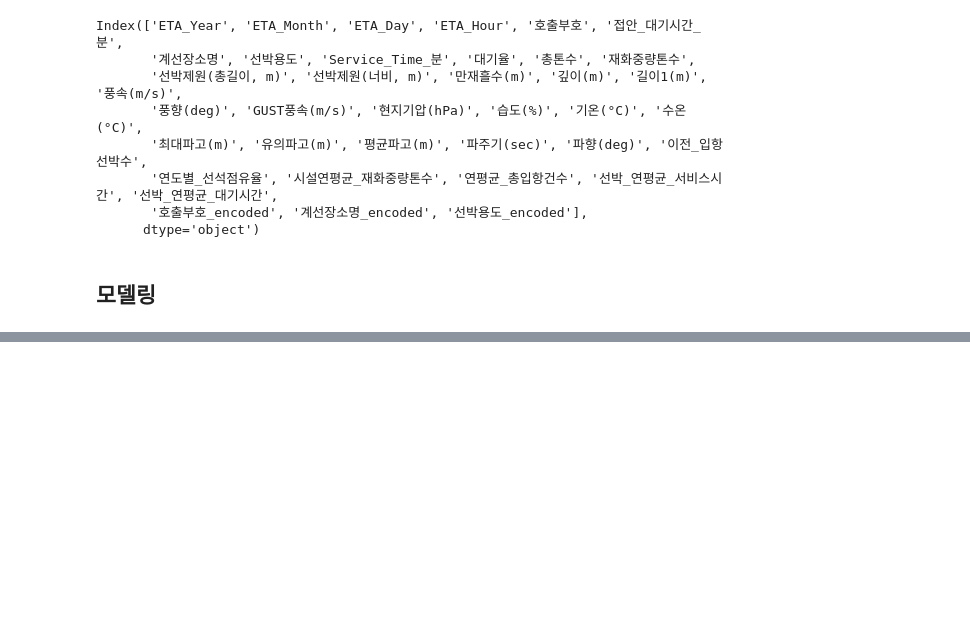
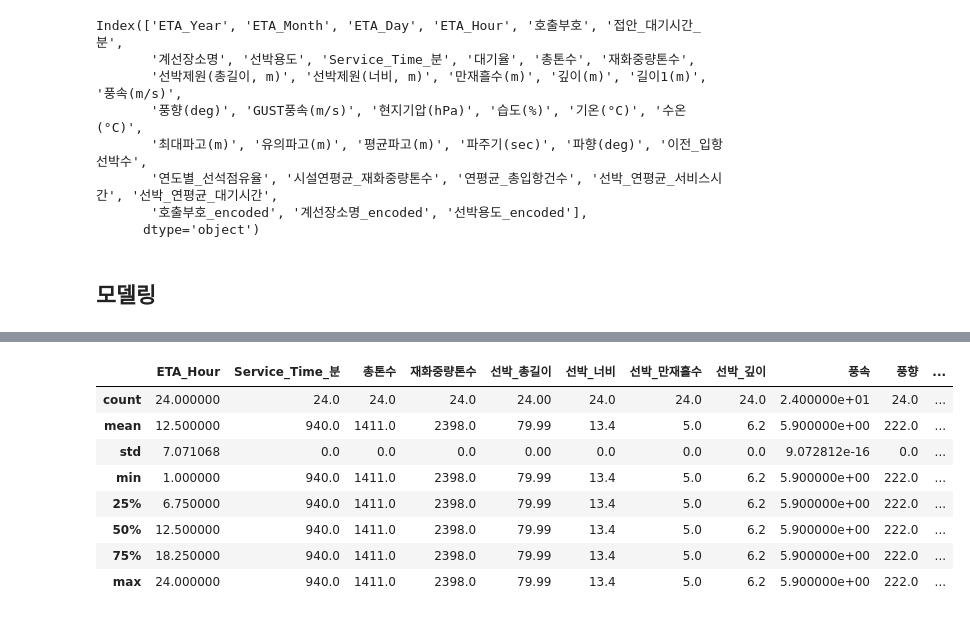
Before and after one commit to GyudongHan/Project_1, a Jupyter notebook: 프로젝트 3/XGBoost.ipynb, the cells around one changed output, grey strips where cells are left out. Saved outputs shown, nothing was run; the diff lists cells and outputs as text; code cells hidden in the pictures; blank space fills up the shorter version.

```diff
--- a/프로젝트 3/XGBoost.ipynb
+++ b/프로젝트 3/XGBoost.ipynb
@@ -405,0 +267,11 @@ NameError: name 'Final_D' is not defined
+# %%
+df1 = pd.read_csv('data/for_ship_model.csv')
+df1.columns = ['ETA_Year', 'ETA_Month', 'ETA_Day', 'ETA_Hour', '호출부호', '접안_대기시간_분',
+       '계선장소명', '선박용도', 'Service_Time_분', '대기율', '총톤수', '재화중량톤수',
+       '선박_총길이', '선박_너비', '선박_만재흘수', '선박_깊이', '선박_길이1', '풍속',
+       '풍향', 'GUST풍속', '현지기압', '습도', '기온', '수온',
+       '최대파고', '유의파고', '평균파고', '파주기', '파향', '이전_입항선박수',
+       '연도별_선석점유율', '시설연평균_재화중량톤수', '연평균_총입항건수', '선박_연평균_서비스시간', '선박_연평균_대기시간',
+       '호출부호_encoded', '계선장소명_encoded', '선박용도_encoded']
+# %%
+df2 = df1[x_cols]
@@ -405,0 +352,39 @@ NameError: name 'Final_D' is not defined
+# %%
+df3 = df2.head(24)
+df3['ETA_Hour'] = range(1,25)
+df3['Service_Time_분'] = df2['Service_Time_분'].median()
+df3['총톤수'] = df2['총톤수'].median()
+df3['재화중량톤수'] = df2['재화중량톤수'].median()
+df3['선박_총길이'] = df2['선박_총길이'].median()
+df3['선박_너비'] = df2['선박_너비'].median()
+df3['선박_만재흘수'] = df2['선박_만재흘수'].median()
+df3['선박_깊이'] = df2['선박_깊이'].median()
+df3['풍속'] = df2['풍속'].median()
+df3['풍향'] = df2['풍향'].median()
+df3['현지기압'] = df2['현지기압'].median()
+df3['습도'] = df2['습도'].median()
+df3['기온'] = df2['기온'].median()
+df3['수온'] = df2['수온'].median()
+df3['최대파고'] = df2['최대파고'].median()
+df3['유의파고'] = df2['유의파고'].median()
+df3['평균파고'] = df2['평균파고'].median()
+df3['파주기'] = df2['파주기'].median()
+df3['파향'] = df2['파향'].median()
+df3['이전_입항선박수'] = df2['이전_입항선박수'].median()
+df3['시설연평균_재화중량톤수'] = df2['시설연평균_재화중량톤수'].median()
+df3['연평균_총입항건수'] = df2['연평균_총입항건수'].median()
+df3['선박_연평균_서비스시간'] = df2['선박_연평균_서비스시간'].median()
+df3['호출부호_encoded'] = df2['호출부호_encoded'].median()
+df3['계선장소명_encoded'] = df2['계선장소명_encoded'].median()
+df3['선박용도_encoded'] = df2['선박용도_encoded'].median()
+df3.describe()
+# %% [output]
+|  | ETA_Hour | Service_Time_분 | 총톤수 | 재화중량톤수 | 선박_총길이 | 선박_너비 | 선박_만재흘수 | 선박_깊이 | 풍속 | 풍향 | ... |
+| count | 24.000000 | 24.0 | 24.0 | 24.0 | 24.00 | 24.0 | 24.0 | 24.0 | 2.400000e+01 | 24.0 | ... |
+| mean | 12.500000 | 940.0 | 1411.0 | 2398.0 | 79.99 | 13.4 | 5.0 | 6.2 | 5.900000e+00 | 222.0 | ... |
+| std | 7.071068 | 0.0 | 0.0 | 0.0 | 0.00 | 0.0 | 0.0 | 0.0 | 9.072812e-16 | 0.0 | ... |
+| min | 1.000000 | 940.0 | 1411.0 | 2398.0 | 79.99 | 13.4 | 5.0 | 6.2 | 5.900000e+00 | 222.0 | ... |
+| 25% | 6.750000 | 940.0 | 1411.0 | 2398.0 | 79.99 | 13.4 | 5.0 | 6.2 | 5.900000e+00 | 222.0 | ... |
+| 50% | 12.500000 | 940.0 | 1411.0 | 2398.0 | 79.99 | 13.4 | 5.0 | 6.2 | 5.900000e+00 | 222.0 | ... |
+| 75% | 18.250000 | 940.0 | 1411.0 | 2398.0 | 79.99 | 13.4 | 5.0 | 6.2 | 5.900000e+00 | 222.0 | ... |
+| max | 24.000000 | 940.0 | 1411.0 | 2398.0 | 79.99 | 13.4 | 5.0 | 6.2 | 5.900000e+00 | 222.0 | ... |
```
Also changed, not shown: parts of 25 cells of this notebook, 11 other files.
